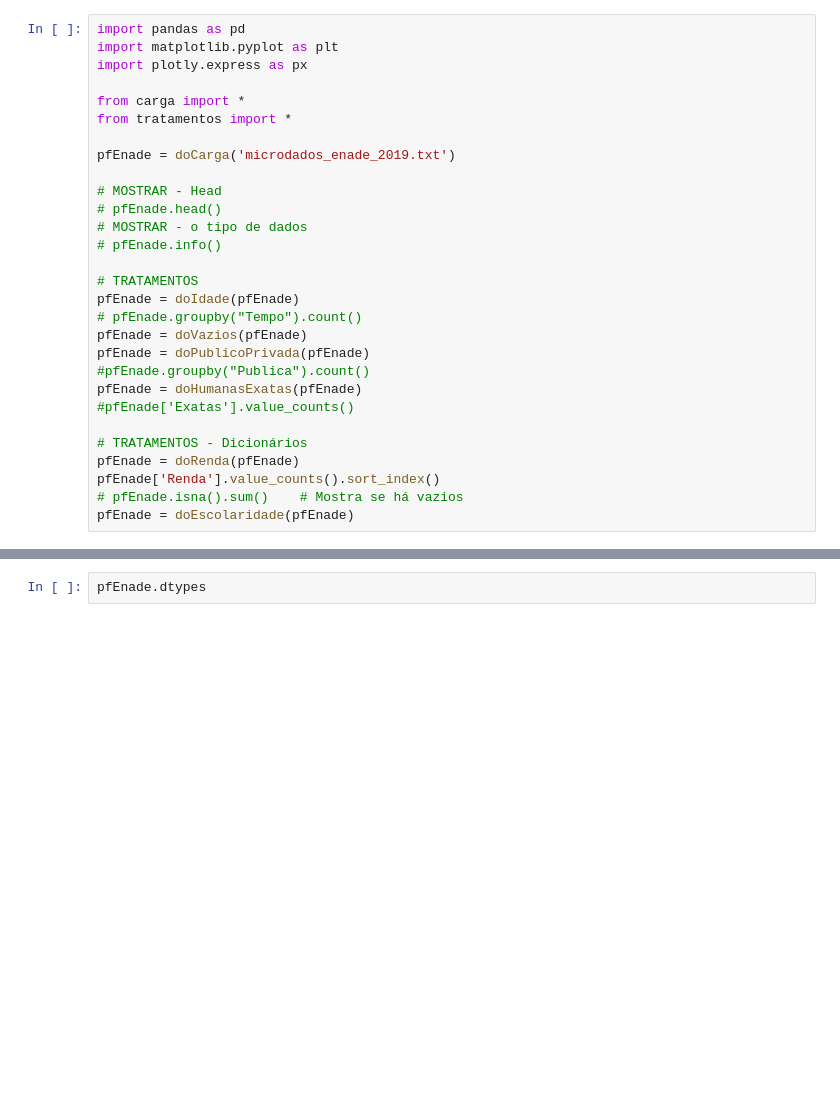
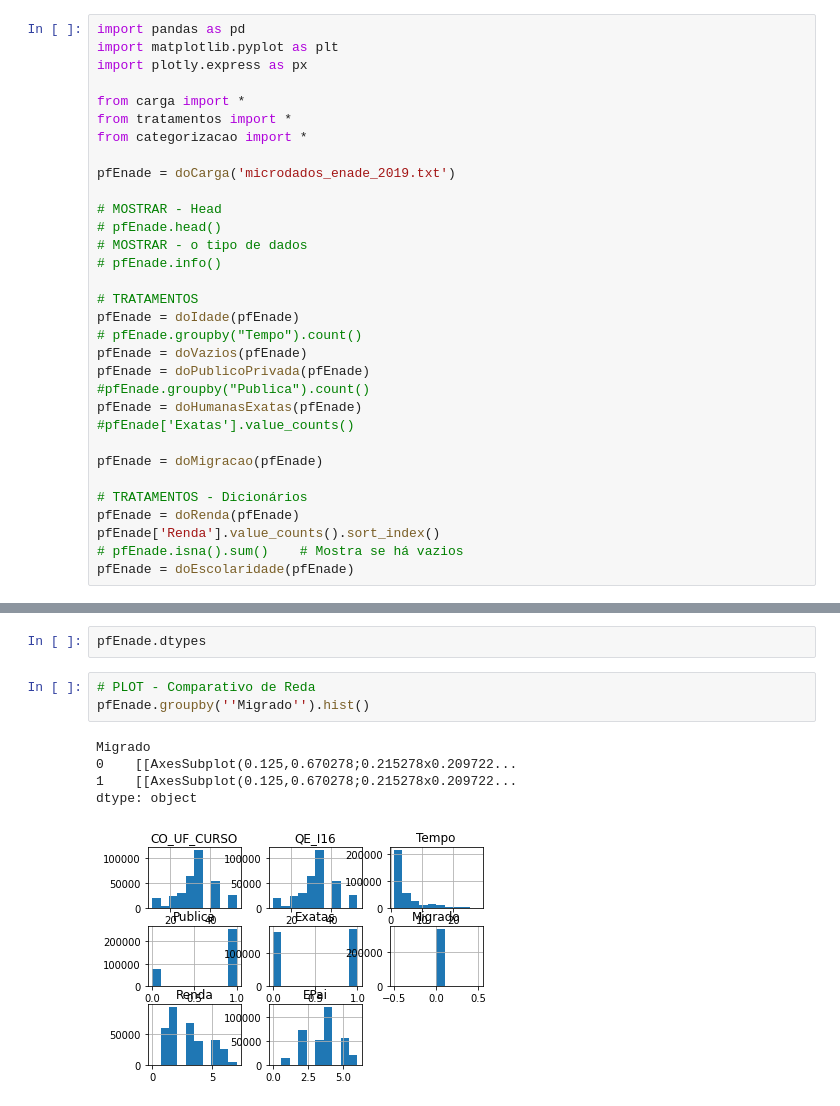
Before and after one commit to svponte/md, a Jupyter notebook: pdinamica.ipynb, the cells around one changed output, grey strips where cells are left out. Cells and saved outputs as stored; diff of their text form; blank space fills up the shorter version.

```diff
--- a/pdinamica.ipynb
+++ b/pdinamica.ipynb
@@ -5,6 +5,7 @@ import plotly.express as px
 
 from carga import *
 from tratamentos import *
+from categorizacao import *
 
 pfEnade = doCarga('microdados_enade_2019.txt')
 
@@ -22,6 +23,8 @@ pfEnade = doPublicoPrivada(pfEnade)
 pfEnade = doHumanasExatas(pfEnade)
 #pfEnade['Exatas'].value_counts()
 
+pfEnade = doMigracao(pfEnade)
+
 # TRATAMENTOS - Dicionários
 pfEnade = doRenda(pfEnade)
 pfEnade['Renda'].value_counts().sort_index()
@@ -108,3 +86,12 @@ pfEnade.groupby('Renda').hist()
 pfEnade.plot.scatter('Publica','Renda')
 # %%
 pfEnade.dtypes
+# %%
+# PLOT - Comparativo de Reda
+pfEnade.groupby(''Migrado'').hist()
+# %% [output]
+Migrado
+0    [[AxesSubplot(0.125,0.670278;0.215278x0.209722...
+1    [[AxesSubplot(0.125,0.670278;0.215278x0.209722...
+dtype: object
+[figure, added]
```
Also changed, not shown: parts of 6 cells of this notebook, 3 other files.
